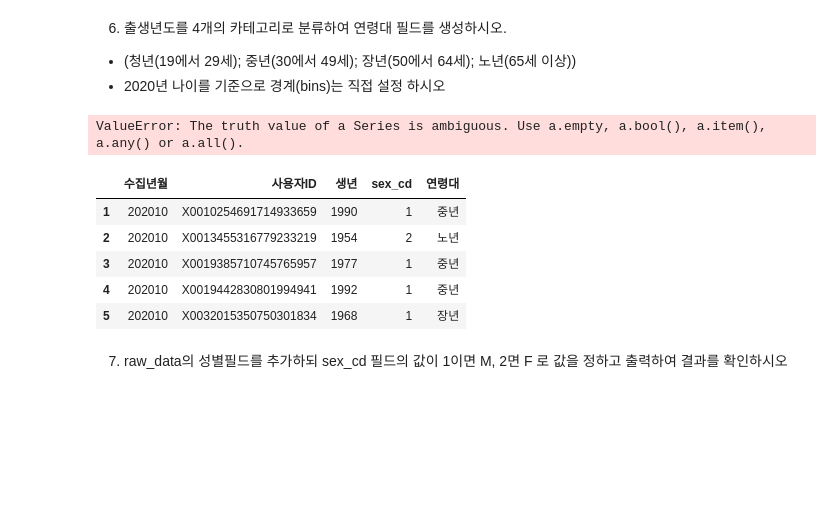
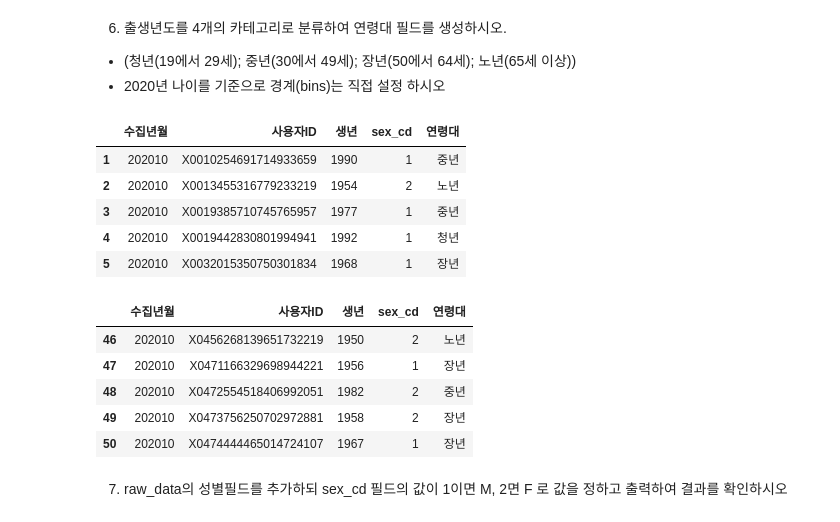
Before and after one commit to junhokim42/Python_study, a Jupyter notebook: Bigdata_training/Bigdata_analysis/과제_FIN/pandas 종합과제_문제.ipynb, the cells around one changed output. Drawn from its saved outputs; the diff is of its cells as text; code cells hidden in the pictures; blank space fills up the shorter version.

```diff
--- a/Bigdata_training/Bigdata_analysis/과제_FIN/pandas 종합과제_문제.ipynb
+++ b/Bigdata_training/Bigdata_analysis/과제_FIN/pandas 종합과제_문제.ipynb
@@ -133,30 +133,28 @@ raw_data.tail()
 6. 출생년도를 4개의 카테고리로 분류하여 연령대 필드를 생성하시오.
 - (청년(19에서 29세); 중년(30에서 49세); 장년(50에서 64세); 노년(65세 이상))
 - 2020년 나이를 기준으로 경계(bins)는 직접 설정 하시오
-# %%
-bins = [19, 29, 49, 64]
-bins_label = []
-
-raw_data['연령대']
-
-# if 19 <= raw_data['생년'] and raw_data['생년'] <= 29:
-#     raw_data['연령대'] = '청년'
-# elif(30 <= raw_data['생년'] and raw_data['생년'] <= 49):
-#     raw_data['연령대'] = '중년'
-# elif(50 <= raw_data['생년'] and raw_data['생년'] <= 64):
-#     raw_data['연령대'] = '장년'
-# elif(65 <= raw_data['생년']):
-#     raw_data['연령대'] = '노년'
-# %% [output]
-ValueError: The truth value of a Series is ambiguous. Use a.empty, a.bool(), a.item(), a.any() or a.all().
+# %%
+bins = [19, 30, 50, 65, 120]
+bins_label = ['청년', '중년', '장년', '노년']
+
+# raw_data['수집년월']//100 - raw_data['생년']
+
+raw_data['연령대'] = pd.cut(raw_data['수집년월']//100 - raw_data['생년'], bins, right = False, labels = bins_label[:])
 # %%
 raw_data.head()
+raw_data.tail()
 # %% [output]
 |  | 수집년월 | 사용자ID | 생년 | sex_cd | 연령대 |
 | 1 | 202010 | X0010254691714933659 | 1990 | 1 | 중년 |
 | 2 | 202010 | X0013455316779233219 | 1954 | 2 | 노년 |
 | 3 | 202010 | X0019385710745765957 | 1977 | 1 | 중년 |
-| 4 | 202010 | X0019442830801994941 | 1992 | 1 | 중년 |
+| 4 | 202010 | X0019442830801994941 | 1992 | 1 | 청년 |
 | 5 | 202010 | X0032015350750301834 | 1968 | 1 | 장년 |
+|  | 수집년월 | 사용자ID | 생년 | sex_cd | 연령대 |
+| 46 | 202010 | X0456268139651732219 | 1950 | 2 | 노년 |
+| 47 | 202010 | X0471166329698944221 | 1956 | 1 | 장년 |
+| 48 | 202010 | X0472554518406992051 | 1982 | 2 | 중년 |
+| 49 | 202010 | X0473756250702972881 | 1958 | 2 | 장년 |
+| 50 | 202010 | X0474444465014724107 | 1967 | 1 | 장년 |
 # %% [markdown]
 7. raw_data의 성별필드를 추가하되 sex_cd 필드의 값이 1이면 M, 2면 F 로 값을 정하고 출력하여 결과를 확인하시오
```
Also changed, not shown: parts of 10 cells of this notebook, 5 other files.
